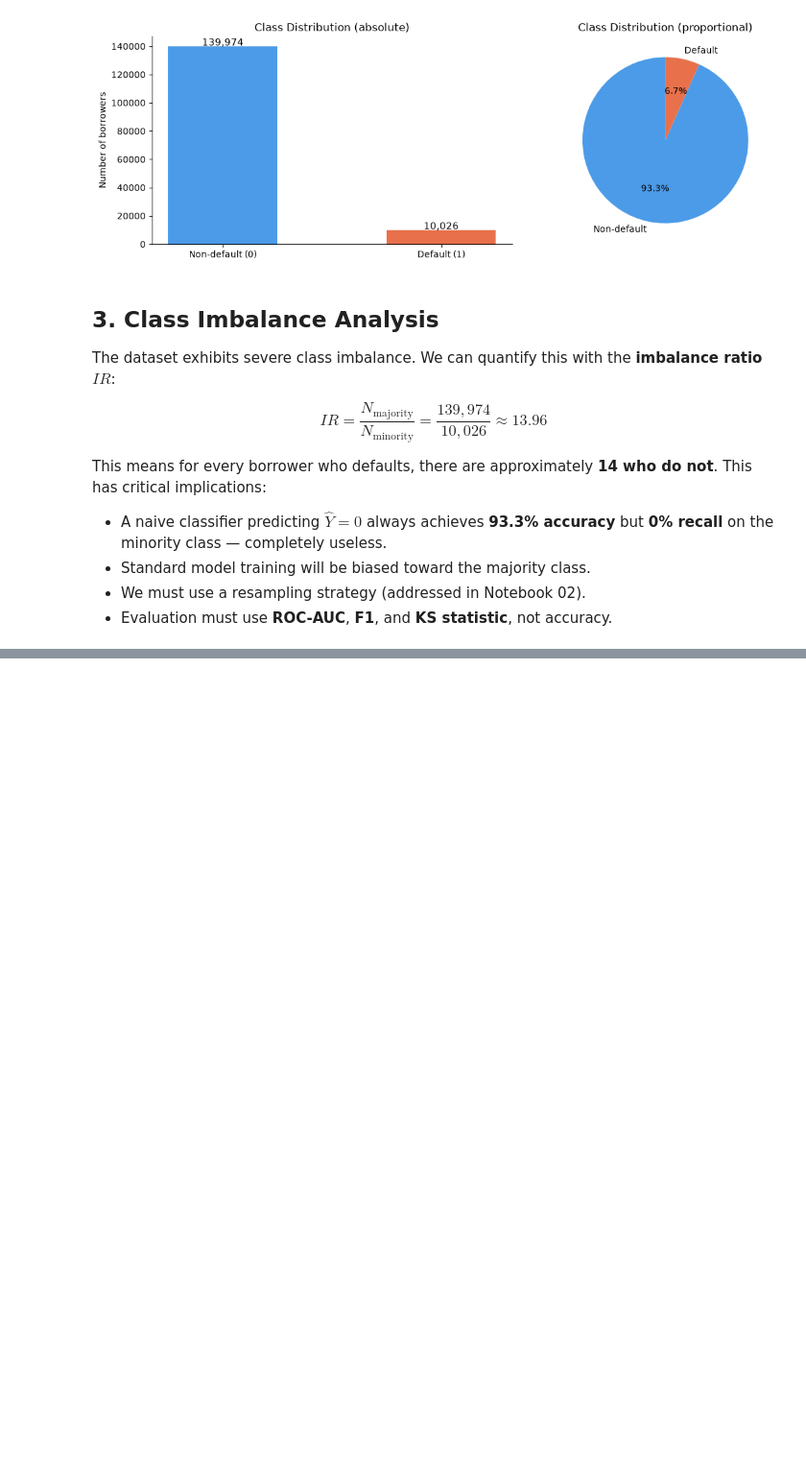
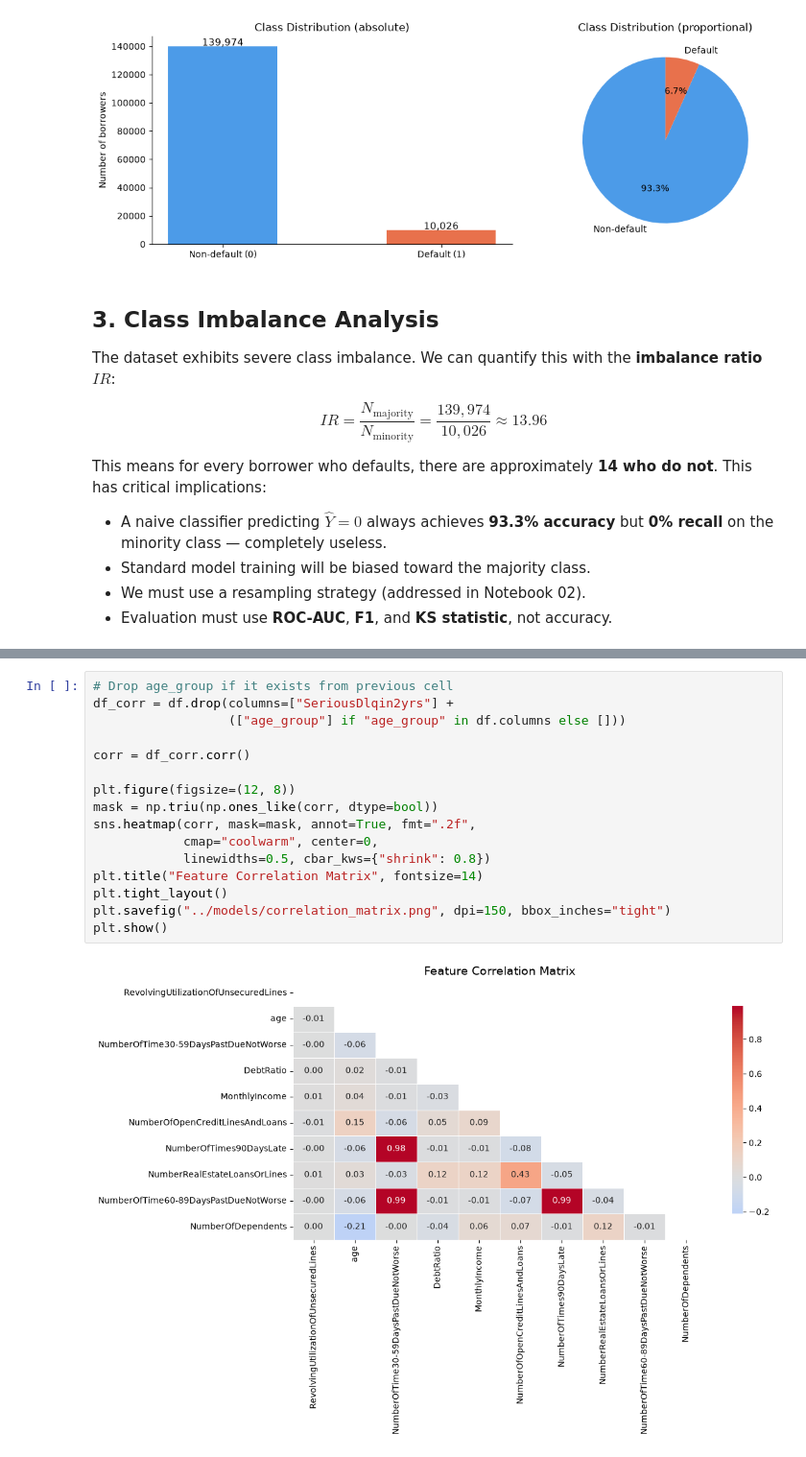
Before and after one commit to stivanpashaliev/credit-risk-assessment, a Jupyter notebook: notebooks/01_eda.ipynb, the cells around one changed output, grey strips where cells are left out. Shown at 96% size. Drawn from its saved outputs; the diff is of its cells as text; blank space fills up the shorter version.

```diff
--- a/notebooks/01_eda.ipynb
+++ b/notebooks/01_eda.ipynb
@@ -171,0 +296,18 @@ This means for every borrower who defaults, there are approximately
+# %%
+# Drop age_group if it exists from previous cell
+df_corr = df.drop(columns=["SeriousDlqin2yrs"] +
+                  (["age_group"] if "age_group" in df.columns else []))
+
+corr = df_corr.corr()
+
+plt.figure(figsize=(12, 8))
+mask = np.triu(np.ones_like(corr, dtype=bool))
+sns.heatmap(corr, mask=mask, annot=True, fmt=".2f",
+            cmap="coolwarm", center=0,
+            linewidths=0.5, cbar_kws={"shrink": 0.8})
+plt.title("Feature Correlation Matrix", fontsize=14)
+plt.tight_layout()
+plt.savefig("../models/correlation_matrix.png", dpi=150, bbox_inches="tight")
+plt.show()
+# %% [output]
+[figure, added]
```
Also changed, not shown: parts of 5 cells of this notebook, 4 other files.
